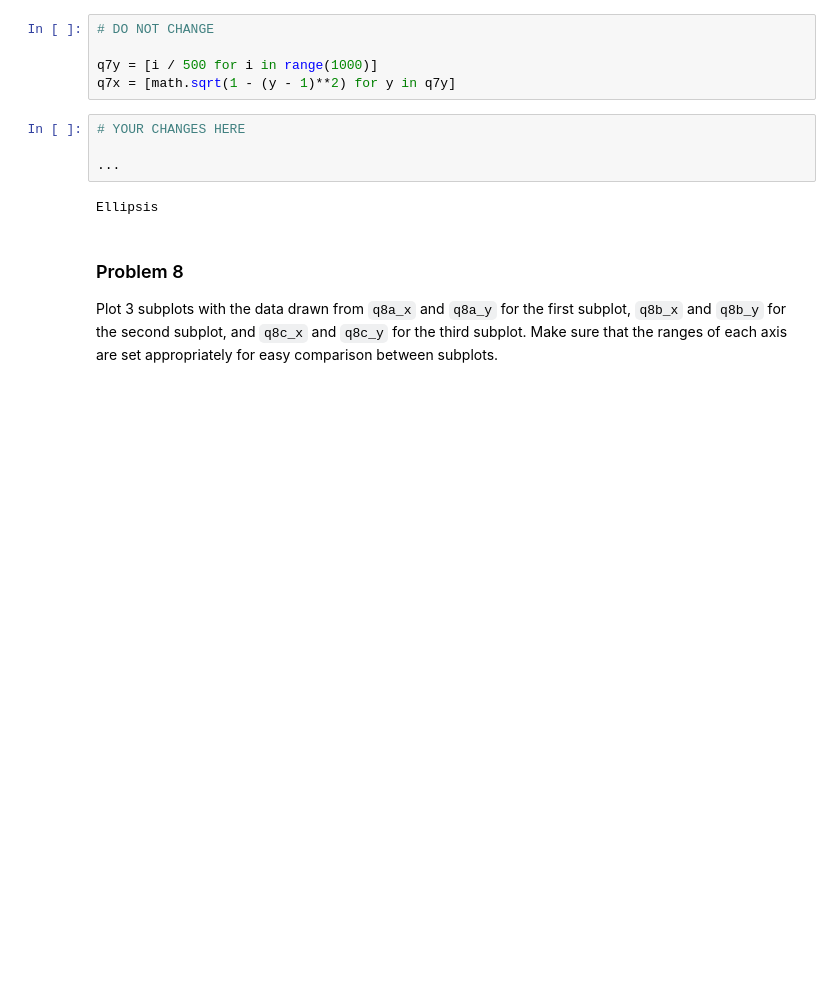
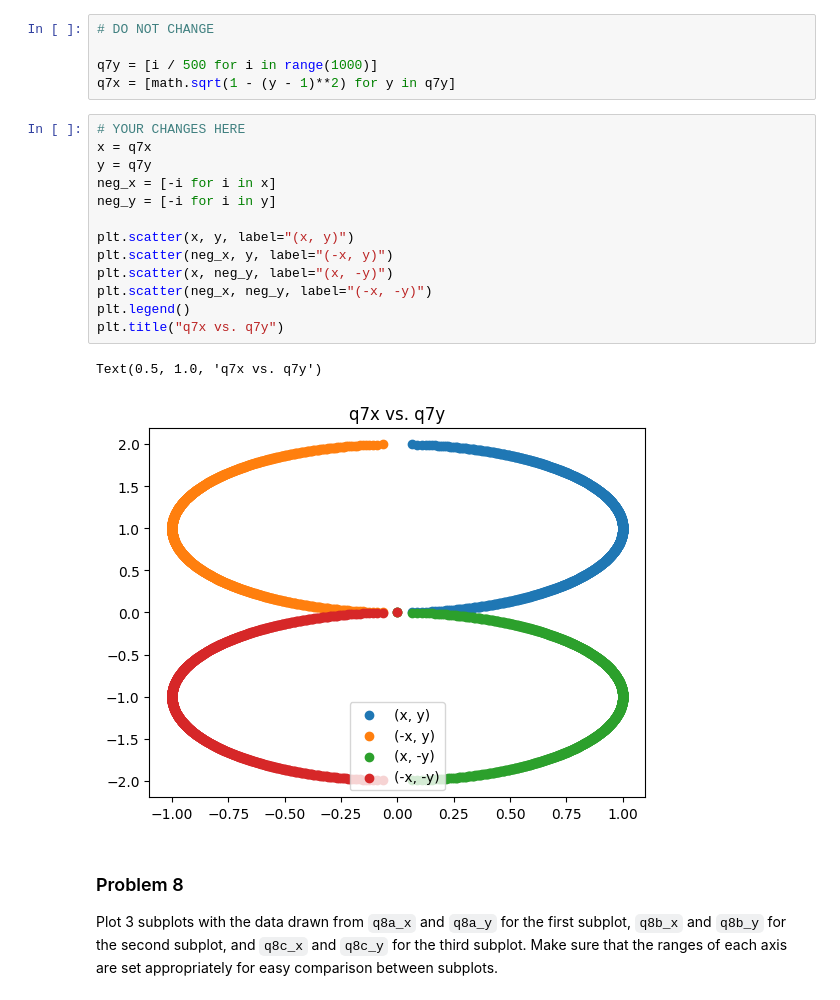
Before and after one commit to alyssantran/dx602-homework-05, a Jupyter notebook: homework.ipynb, the cells around one changed output. Saved outputs shown, nothing was run; the diff lists cells and outputs as text; blank space fills up the shorter version.

```diff
--- a/homework.ipynb
+++ b/homework.ipynb
@@ -176,12 +191,22 @@ Make a scatter plot of the x and y values in `q7x` and `q7y` repeated four diffe
 
 q7y = [i / 500 for i in range(1000)]
 q7x = [math.sqrt(1 - (y - 1)**2) for y in q7y]
-# %%
-# YOUR CHANGES HERE
-
-...
-# %% [output]
-Ellipsis
+# %%
+# YOUR CHANGES HERE
+x = q7x
+y = q7y
+neg_x = [-i for i in x]
+neg_y = [-i for i in y]
+
+plt.scatter(x, y, label="(x, y)")
+plt.scatter(neg_x, y, label="(-x, y)")
+plt.scatter(x, neg_y, label="(x, -y)")
+plt.scatter(neg_x, neg_y, label="(-x, -y)")
+plt.legend()
+plt.title("q7x vs. q7y")
+# %% [output]
+Text(0.5, 1.0, 'q7x vs. q7y')
+[figure, added]
 # %% [markdown]
 ### Problem 8
 
```
Also changed, not shown: parts of 30 cells of this notebook, 1 other file.
